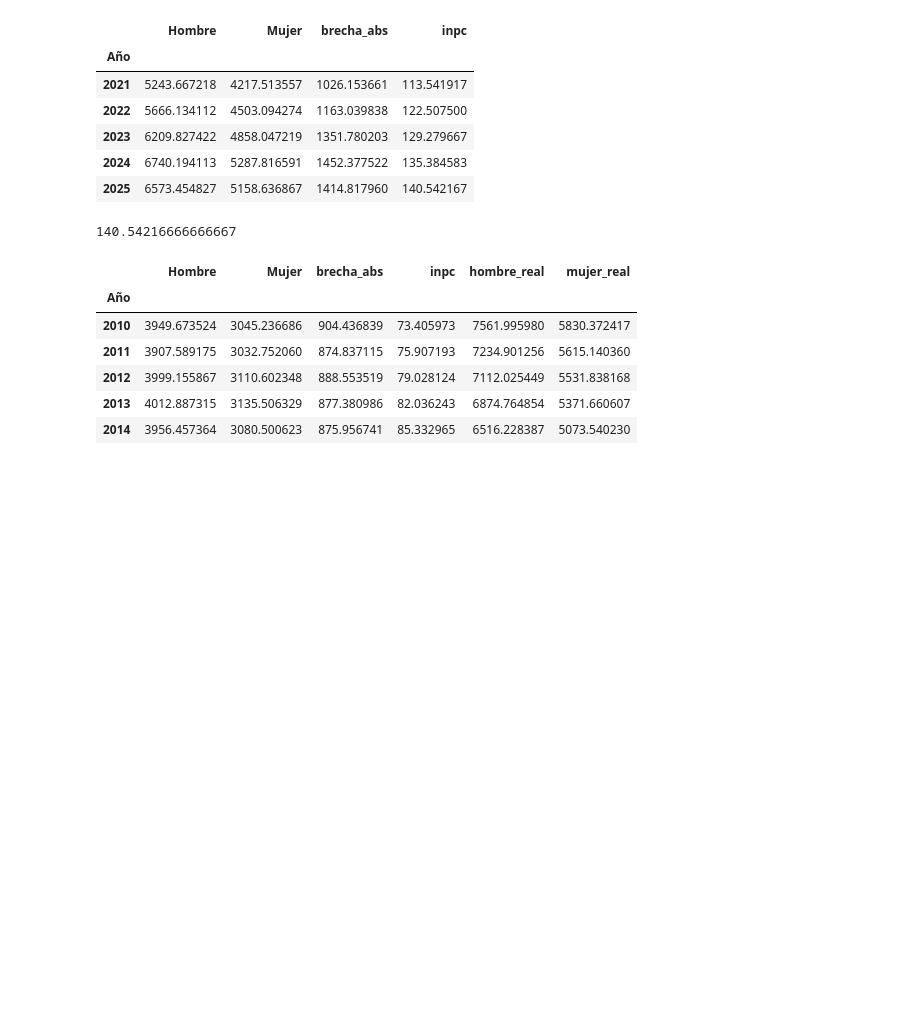
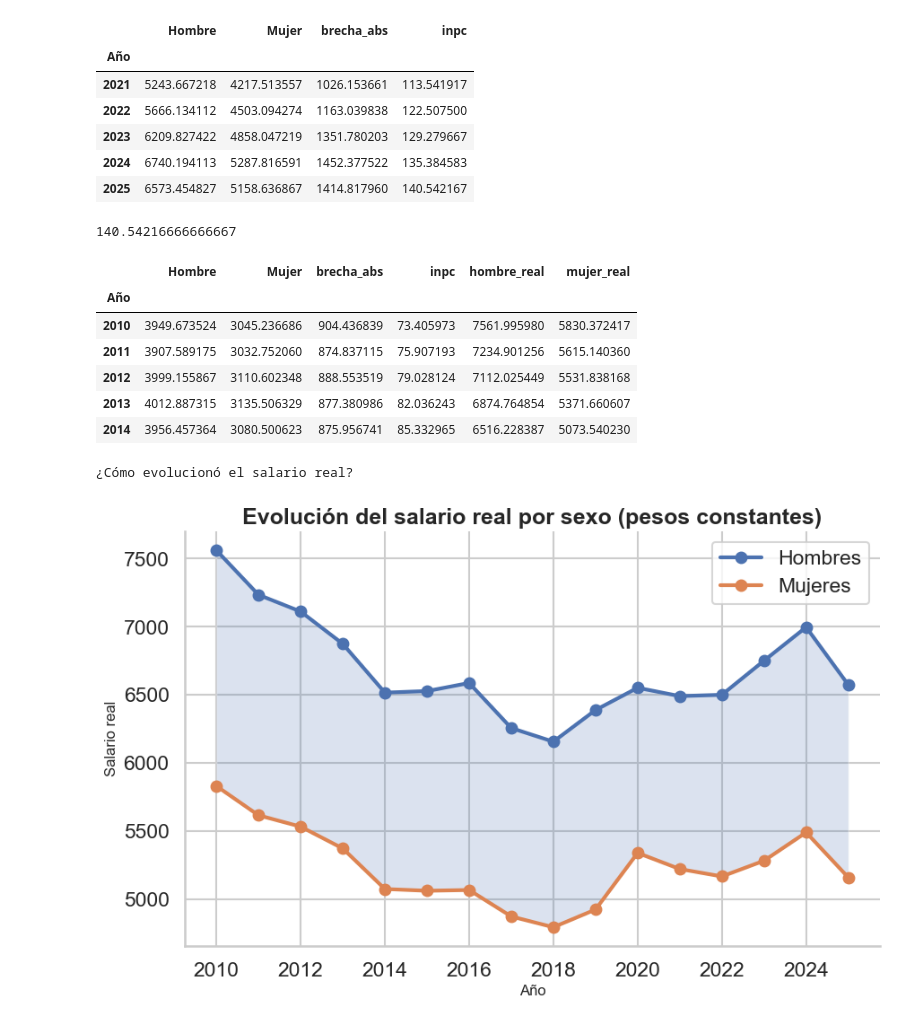
Before and after one commit to Monserrat-Vil/brecha_salarial, a Jupyter notebook: 1_gender-wagegap_fullanalysis.ipynb, the cells around one changed output. Drawn from its saved outputs; the diff is of its cells as text; code cells hidden in the pictures; blank space fills up the shorter version.

```diff
--- a/1_gender-wagegap_fullanalysis.ipynb
+++ b/1_gender-wagegap_fullanalysis.ipynb
@@ -361,3 +382,41 @@ comparacion.head()
 | 2012 | 3999.155867 | 3110.602348 | 888.553519 | 79.028124 | 7112.025449 | 5531.838168 |
 | 2013 | 4012.887315 | 3135.506329 | 877.380986 | 82.036243 | 6874.764854 | 5371.660607 |
 | 2014 | 3956.457364 | 3080.500623 | 875.956741 | 85.332965 | 6516.228387 | 5073.540230 |
+# %%
+print("¿Cómo evolucionó el salario real?")
+plt.figure()
+
+plt.plot(
+    comparacion.index,
+    comparacion["hombre_real"],
+    marker="o",
+    linewidth=3,
+    label="Hombres"
+    )
+plt.plot(
+    comparacion.index,
+    comparacion["mujer_real"],
+    marker="o",
+    linewidth=3,
+    label="Mujeres")
+
+plt.fill_between(
+    comparacion.index,
+    comparacion["hombre_real"],
+    comparacion["mujer_real"],
+    alpha=0.2
+)
+
+plt.title("Evolución del salario real por sexo (pesos constantes)")
+
+plt.xlabel("Año")
+plt.ylabel("Salario real")
+
+plt.legend()
+
+sns.despine()
+
+plt.show()
+# %% [output]
+¿Cómo evolucionó el salario real?
+[figure, added]
```
Also changed, not shown: parts of 12 cells of this notebook.
